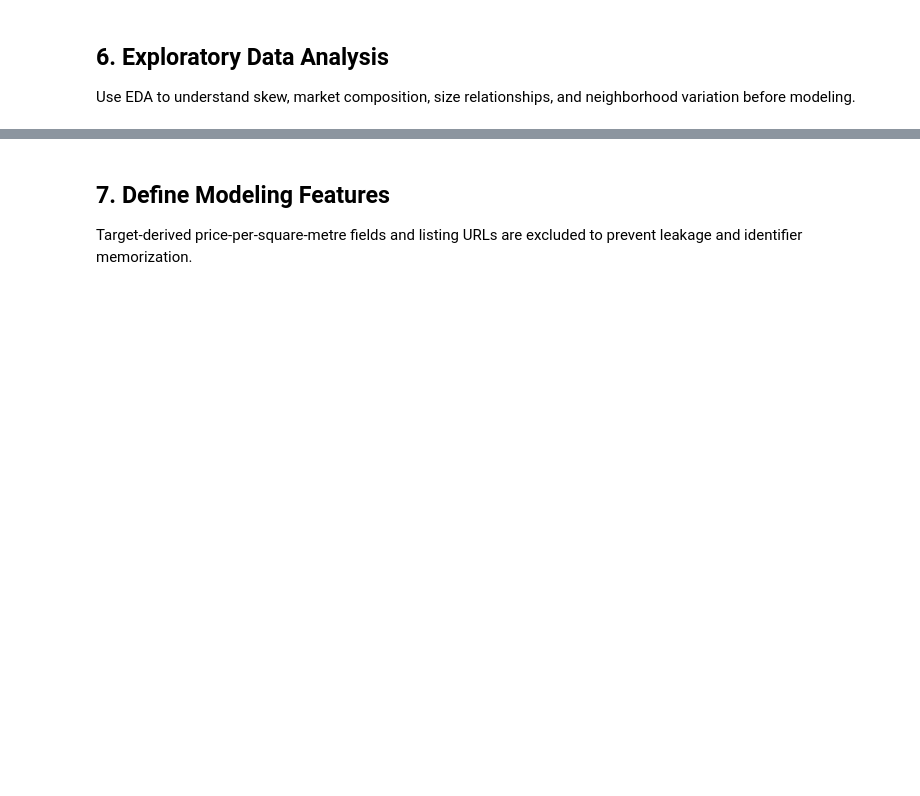
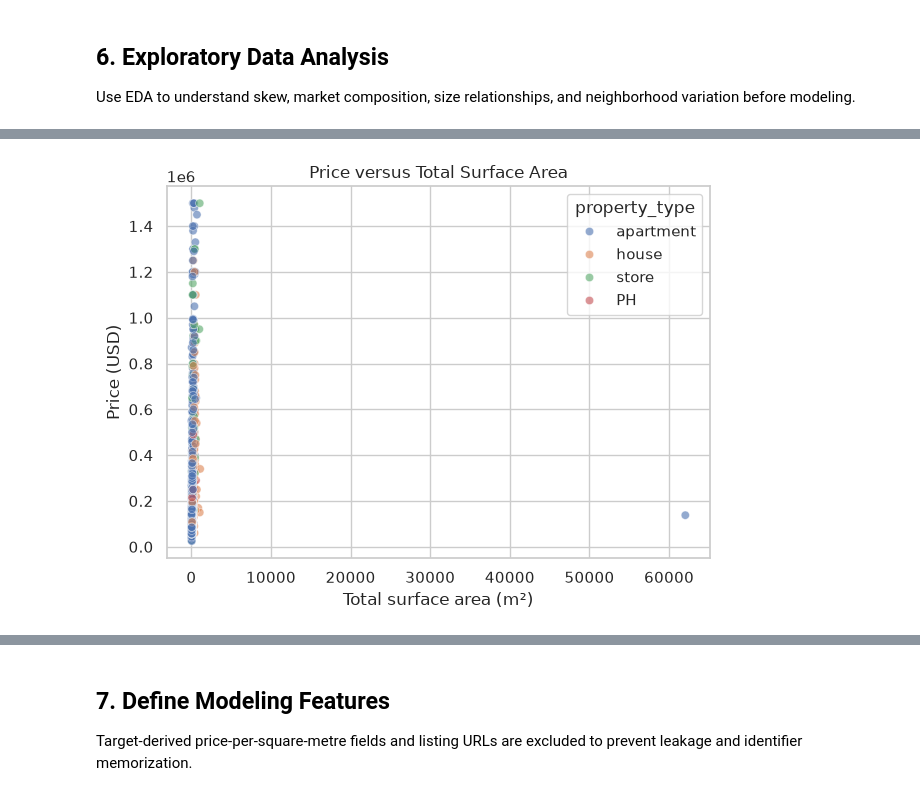
Before and after one commit to DominicNyabuto/Data-Science-Machine-Learning-Projects-, a Jupyter notebook: Project-2/notebook.ipynb, the cells around one changed output, grey strips where cells are left out. Cells and saved outputs as stored; diff of their text form; code cells hidden in the pictures; blank space fills up the shorter version.

```diff
--- a/Project-2/notebook.ipynb
+++ b/Project-2/notebook.ipynb
@@ -153,14 +244,26 @@ plt.tight_layout()
 # %%
-plot_size = capital[["surface_total_in_m2", "price_aprox_usd", "property_type"]].dropna()
+plot_size = capital[
+    ["surface_total_in_m2", "price_aprox_usd", "property_type"]
+].dropna()
 plot_size = plot_size.loc[plot_size["surface_total_in_m2"] > 0]
-plot_size = plot_size.loc[plot_size["price_aprox_usd"] <= plot_size["price_aprox_usd"].quantile(0.99)]
+plot_size = plot_size.loc[
+    plot_size["price_aprox_usd"] <= plot_size["price_aprox_usd"].quantile(0.99)
+]
 plot_size = plot_size.sample(min(2500, len(plot_size)), random_state=42)
 
-sns.scatterplot(data=plot_size, x="surface_total_in_m2", y="price_aprox_usd", hue="property_type", alpha=0.6)
+sns.scatterplot(
+    data=plot_size,
+    x="surface_total_in_m2",
+    y="price_aprox_usd",
+    hue="property_type",
+    alpha=0.6,
+)
 plt.title("Price versus Total Surface Area")
 plt.xlabel("Total surface area (m²)")
 plt.ylabel("Price (USD)")
 plt.tight_layout()
+# %% [output]
+[figure, added]
 # %%
 neighborhood_summary = (
     capital.groupby("neighborhood")
```
Also changed, not shown: parts of 21 cells of this notebook, 1 other file.
